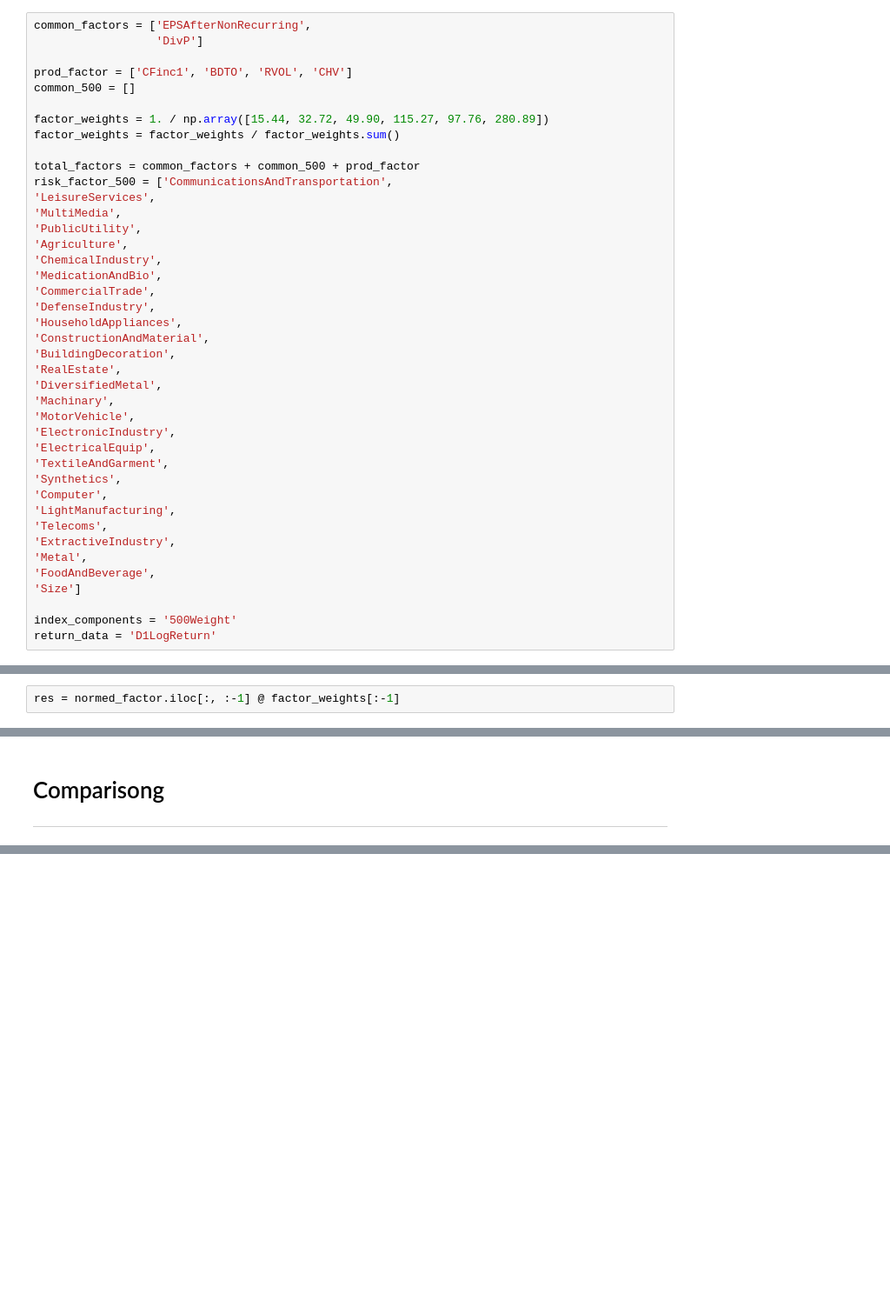
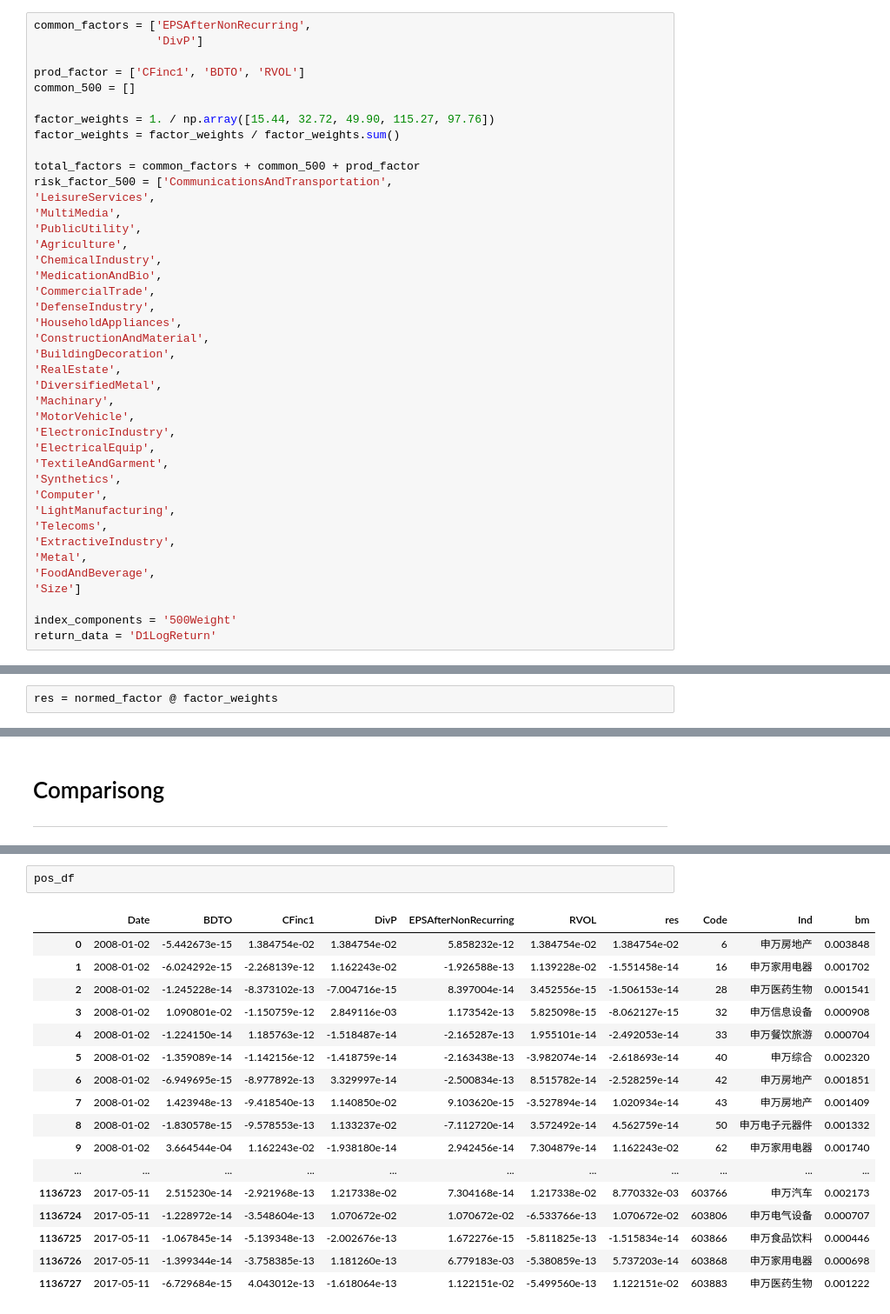
Before and after one commit to alpha-miner/alpha-mind, a Jupyter notebook: notebooks/new_portfolio.ipynb, the cells around one changed output, grey strips where cells are left out. Shown at 87% size. Cells and saved outputs as stored; diff of their text form; blank space fills up the shorter version.

```diff
--- a/notebooks/new_portfolio.ipynb
+++ b/notebooks/new_portfolio.ipynb
@@ -9,10 +11,10 @@ engine = sqlalchemy.create_engine('mysql+mysqldb://sa:we083826@10.63.6.176/multi
 common_factors = ['EPSAfterNonRecurring',
                   'DivP']
 
-prod_factor = ['CFinc1', 'BDTO', 'RVOL', 'CHV']
+prod_factor = ['CFinc1', 'BDTO', 'RVOL']
 common_500 = []
 
-factor_weights = 1. / np.array([15.44, 32.72, 49.90, 115.27, 97.76, 280.89])
+factor_weights = 1. / np.array([15.44, 32.72, 49.90, 115.27, 97.76])
 factor_weights = factor_weights / factor_weights.sum()
 
 total_factors = common_factors + common_500 + prod_factor
@@ -99,5 +115,5 @@ normed_factor.tail()
 # %%
-res = normed_factor.iloc[:, :-1] @ factor_weights[:-1]
+res = normed_factor @ factor_weights
 # %%
 total_data['res'] = res
 total_data[total_factors] = normed_factor.values
@@ -245,0 +443,20 @@ ret_df.groupby(level=0).sum().tail(50)
+# %%
+pos_df
+# %% [output]
+|  | Date | BDTO | CFinc1 | DivP | EPSAfterNonRecurring | RVOL | res | Code | Ind | bm |
+| 0 | 2008-01-02 | -5.442673e-15 | 1.384754e-02 | 1.384754e-02 | 5.858232e-12 | 1.384754e-02 | 1.384754e-02 | 6 | 申万房地产 | 0.003848 |
+| 1 | 2008-01-02 | -6.024292e-15 | -2.268139e-12 | 1.162243e-02 | -1.926588e-13 | 1.139228e-02 | -1.551458e-14 | 16 | 申万家用电器 | 0.001702 |
+| 2 | 2008-01-02 | -1.245228e-14 | -8.373102e-13 | -7.004716e-15 | 8.397004e-14 | 3.452556e-15 | -1.506153e-14 | 28 | 申万医药生物 | 0.001541 |
+| 3 | 2008-01-02 | 1.090801e-02 | -1.150759e-12 | 2.849116e-03 | 1.173542e-13 | 5.825098e-15 | -8.062127e-15 | 32 | 申万信息设备 | 0.000908 |
+| 4 | 2008-01-02 | -1.224150e-14 | 1.185763e-12 | -1.518487e-14 | -2.165287e-13 | 1.955101e-14 | -2.492053e-14 | 33 | 申万餐饮旅游 | 0.000704 |
+| 5 | 2008-01-02 | -1.359089e-14 | -1.142156e-12 | -1.418759e-14 | -2.163438e-13 | -3.982074e-14 | -2.618693e-14 | 40 | 申万综合 | 0.002320 |
+| 6 | 2008-01-02 | -6.949695e-15 | -8.977892e-13 | 3.329997e-14 | -2.500834e-13 | 8.515782e-14 | -2.528259e-14 | 42 | 申万房地产 | 0.001851 |
+| 7 | 2008-01-02 | 1.423948e-13 | -9.418540e-13 | 1.140850e-02 | 9.103620e-15 | -3.527894e-14 | 1.020934e-14 | 43 | 申万房地产 | 0.001409 |
+| 8 | 2008-01-02 | -1.830578e-15 | -9.578553e-13 | 1.133237e-02 | -7.112720e-14 | 3.572492e-14 | 4.562759e-14 | 50 | 申万电子元器件 | 0.001332 |
+| 9 | 2008-01-02 | 3.664544e-04 | 1.162243e-02 | -1.938180e-14 | 2.942456e-14 | 7.304879e-14 | 1.162243e-02 | 62 | 申万家用电器 | 0.001740 |
+| ... | ... | ... | ... | ... | ... | ... | ... | ... | ... | ... |
+| 1136723 | 2017-05-11 | 2.515230e-14 | -2.921968e-13 | 1.217338e-02 | 7.304168e-14 | 1.217338e-02 | 8.770332e-03 | 603766 | 申万汽车 | 0.002173 |
+| 1136724 | 2017-05-11 | -1.228972e-14 | -3.548604e-13 | 1.070672e-02 | 1.070672e-02 | -6.533766e-13 | 1.070672e-02 | 603806 | 申万电气设备 | 0.000707 |
+| 1136725 | 2017-05-11 | -1.067845e-14 | -5.139348e-13 | -2.002676e-13 | 1.672276e-15 | -5.811825e-13 | -1.515834e-14 | 603866 | 申万食品饮料 | 0.000446 |
+| 1136726 | 2017-05-11 | -1.399344e-14 | -3.758385e-13 | 1.181260e-13 | 6.779183e-03 | -5.380859e-13 | 5.737203e-14 | 603868 | 申万家用电器 | 0.000698 |
+| 1136727 | 2017-05-11 | -6.729684e-15 | 4.043012e-13 | -1.618064e-13 | 1.122151e-02 | -5.499560e-13 | 1.122151e-02 | 603883 | 申万医药生物 | 0.001222 |
```
Also changed, not shown: parts of 29 cells of this notebook, 7 other files.
